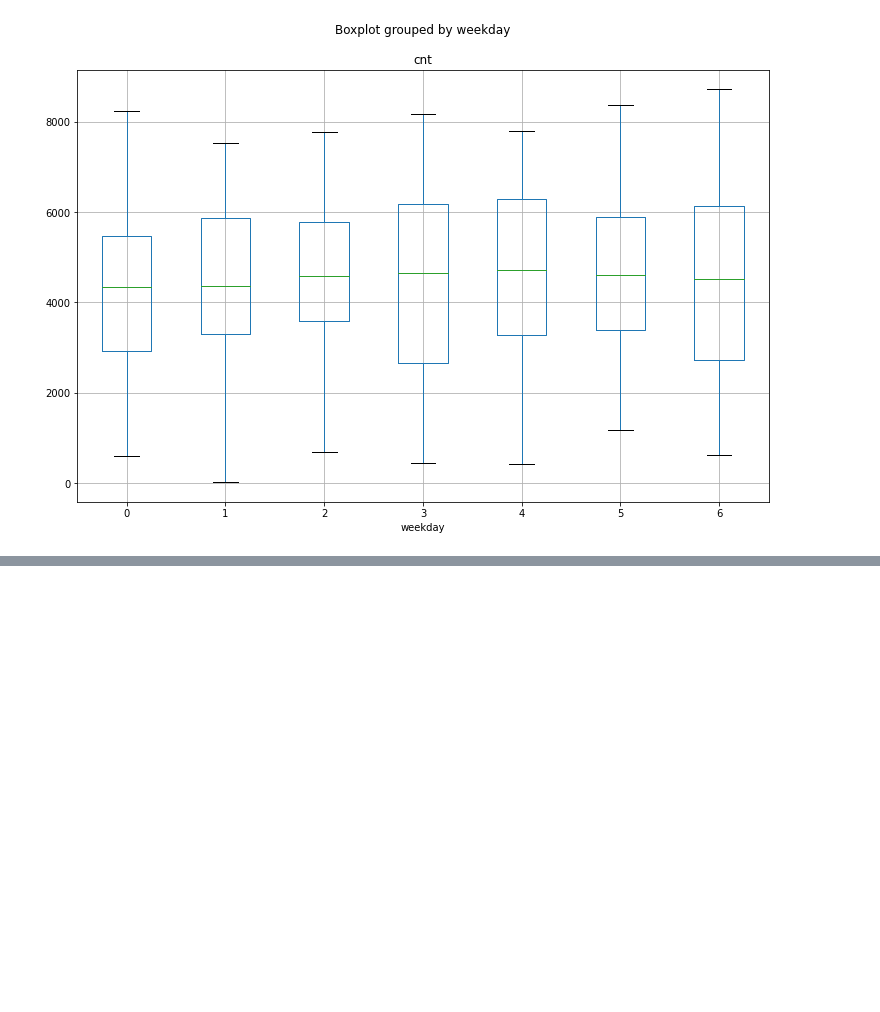
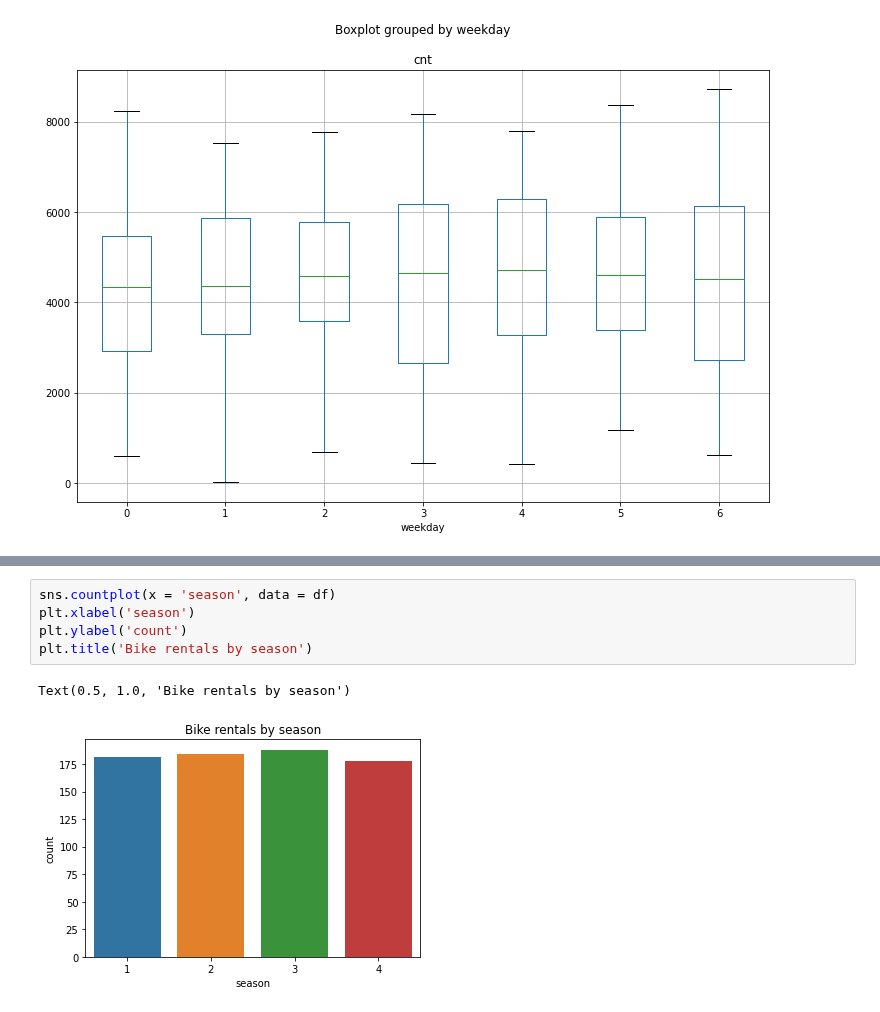
Before and after one commit to MashaKubyshina/Data_Science_Scripts, a Jupyter notebook: Regression_on_"day"_bike_sharing_dataset.ipynb, the cells around one changed output, grey strips where cells are left out. Drawn from its saved outputs; the diff is of its cells as text; blank space fills up the shorter version.

```diff
--- a/Regression_on_"day"_bike_sharing_dataset.ipynb
+++ b/Regression_on_"day"_bike_sharing_dataset.ipynb
@@ -874,0 +1076,8 @@ df.boxplot('cnt', by='weekday', figsize=(12,8), grid=True)
+# %%
+sns.countplot(x = 'season', data = df)
+plt.xlabel('season')
+plt.ylabel('count')
+plt.title('Bike rentals by season')
+# %% [output]
+Text(0.5, 1.0, 'Bike rentals by season')
+[figure, added]
```
Also changed, not shown: parts of 24 cells of this notebook.
